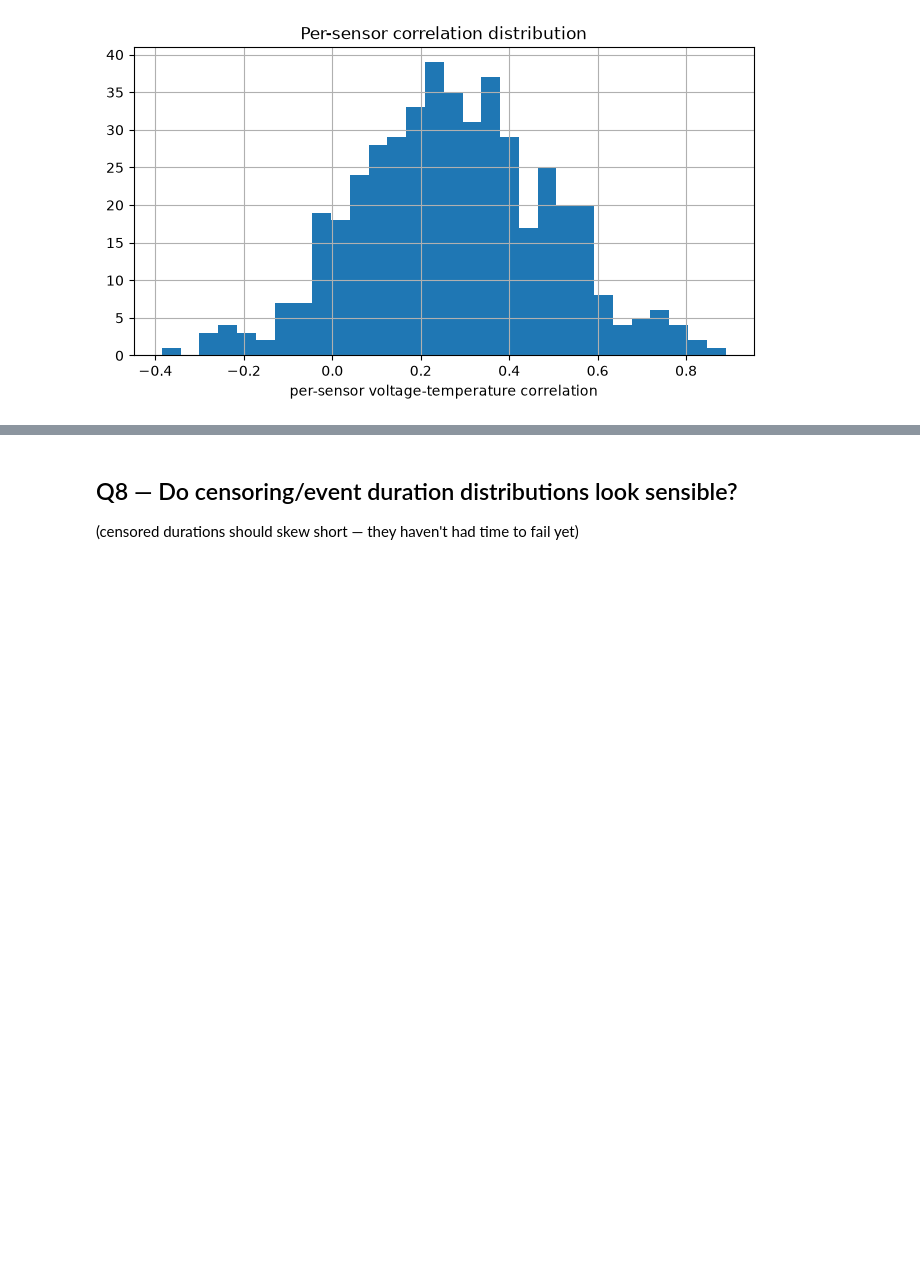
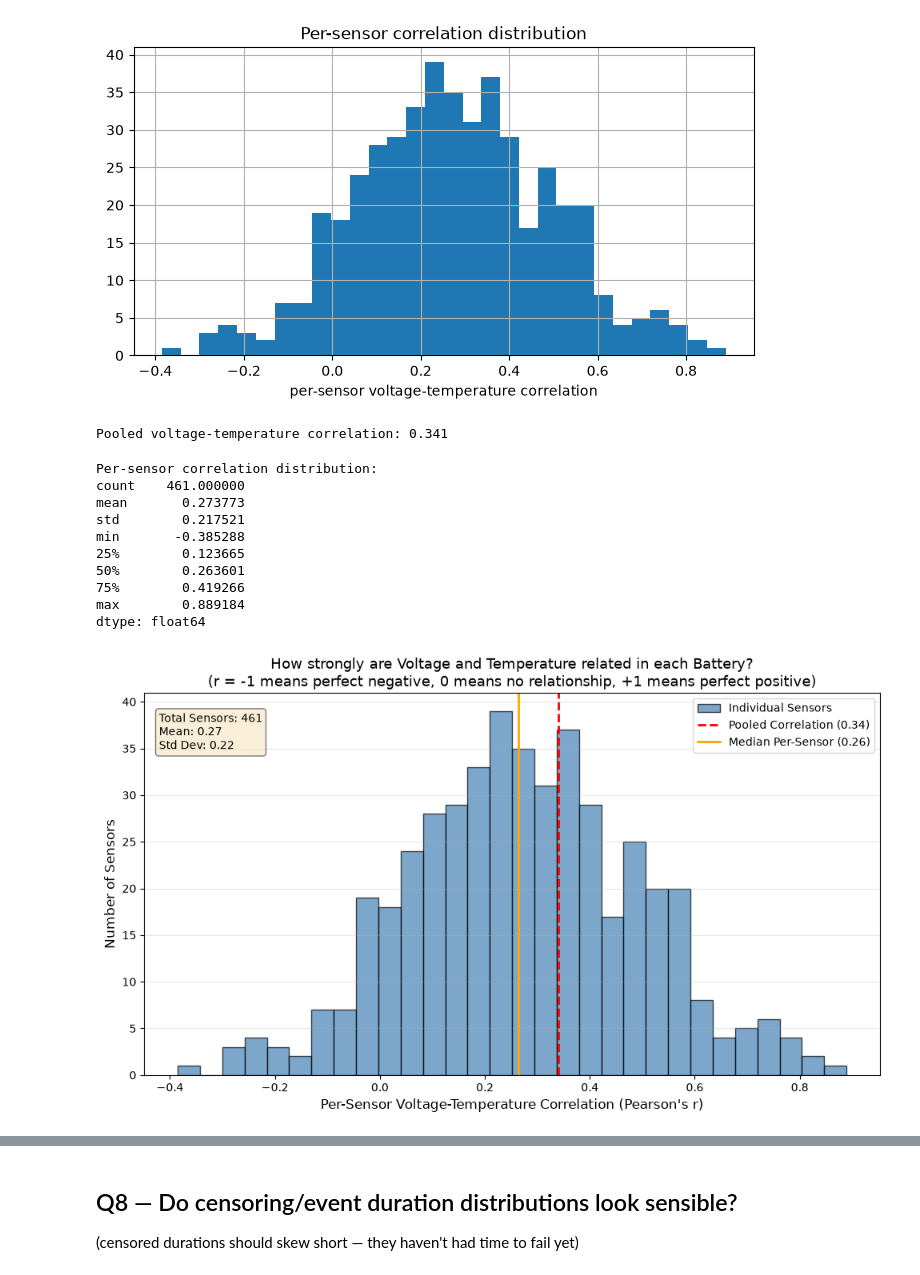
Before and after one commit to rabrie10/BatterySwapAI2026-MR, a Jupyter notebook: notebooks/01_eda.ipynb, the cells around one changed output, grey strips where cells are left out. Saved outputs shown, nothing was run; the diff lists cells and outputs as text; code cells hidden in the pictures; blank space fills up the shorter version.

```diff
--- a/notebooks/01_eda.ipynb
+++ b/notebooks/01_eda.ipynb
@@ -268,3 +379,81 @@ min       -0.385288
 max        0.889184
 dtype: float64
 [figure]
+# %%
+# 1. Keep your original calculations exactly the same
+pooled_corr = metrics[[VOLTAGE_COL, TEMP_COL]].corr().iloc[0, 1]
+print(f"Pooled voltage-temperature correlation: {pooled_corr:.3f}")
+
+per_sensor_corr = metrics.groupby(ID_COL, observed=True).apply(
+    lambda d: d[VOLTAGE_COL].corr(d[TEMP_COL]) if len(d) > 5 else np.nan
+)
+print("\nPer-sensor correlation distribution:")
+print(per_sensor_corr.describe())
+
+# 2. Create a much more descriptive plot
+plt.figure(figsize=(10, 6))
+
+# Plot the histogram
+n, bins, patches = plt.hist(
+    per_sensor_corr,
+    bins=30,
+    color="steelblue",
+    edgecolor="black",
+    alpha=0.7,
+    label="Individual Sensors"
+)
+
+# Add a vertical line for the "Pooled" (overall) correlation
+plt.axvline(
+    pooled_corr,
+    color="red",
+    linestyle="--",
+    linewidth=2,
+    label=f"Pooled Correlation ({pooled_corr:.2f})"
+)
+
+# Add a vertical line for the Median per-sensor correlation
+median_corr = per_sensor_corr.median()
+plt.axvline(
+    median_corr,
+    color="orange",
+    linestyle="-",
+    linewidth=2,
+    label=f"Median Per-Sensor ({median_corr:.2f})"
+)
+
+# 3. Add descriptive labels and title
+plt.xlabel("Per-Sensor Voltage-Temperature Correlation (Pearson's r)", fontsize=12)
+plt.ylabel("Number of Sensors", fontsize=12)
+plt.title(
+    "How strongly are Voltage and Temperature related in each Battery?\n"
+    "(r = -1 means perfect negative, 0 means no relationship, +1 means perfect positive)",
+    fontsize=13
+)
+
+# Add a grid for better readability
+plt.grid(axis='y', alpha=0.3)
+
+# Add a legend
+plt.legend(loc="upper right")
+
+# Add a text box with the key statistics
+textstr = f'Total Sensors: {per_sensor_corr.notna().sum()}\nMean: {per_sensor_corr.mean():.2f}\nStd Dev: {per_sensor_corr.std():.2f}'
+plt.text(0.02, 0.95, textstr, transform=plt.gca().transAxes, fontsize=10,
+         verticalalignment='top', bbox=dict(boxstyle='round', facecolor='wheat', alpha=0.5))
+
+plt.tight_layout()
+plt.show()
+# %% [output]
+Pooled voltage-temperature correlation: 0.341
+Per-sensor correlation distribution:
+count    461.000000
+mean       0.273773
+std        0.217521
+min       -0.385288
+25%        0.123665
+50%        0.263601
+75%        0.419266
+max        0.889184
+dtype: float64
+[figure, added]
```
Also changed, not shown: parts of 29 cells of this notebook, 13 other files.
